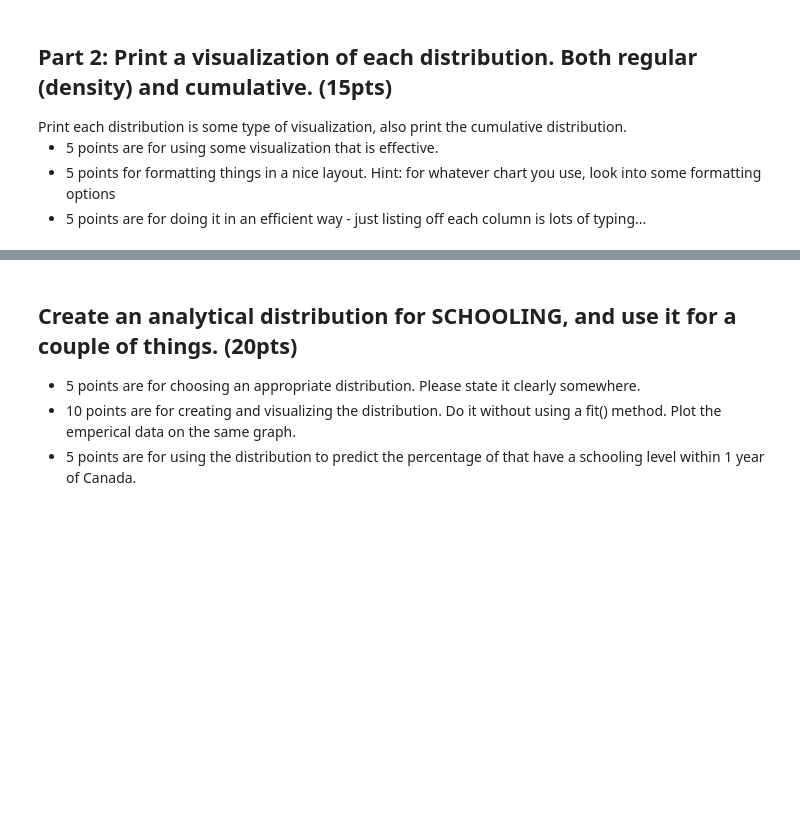
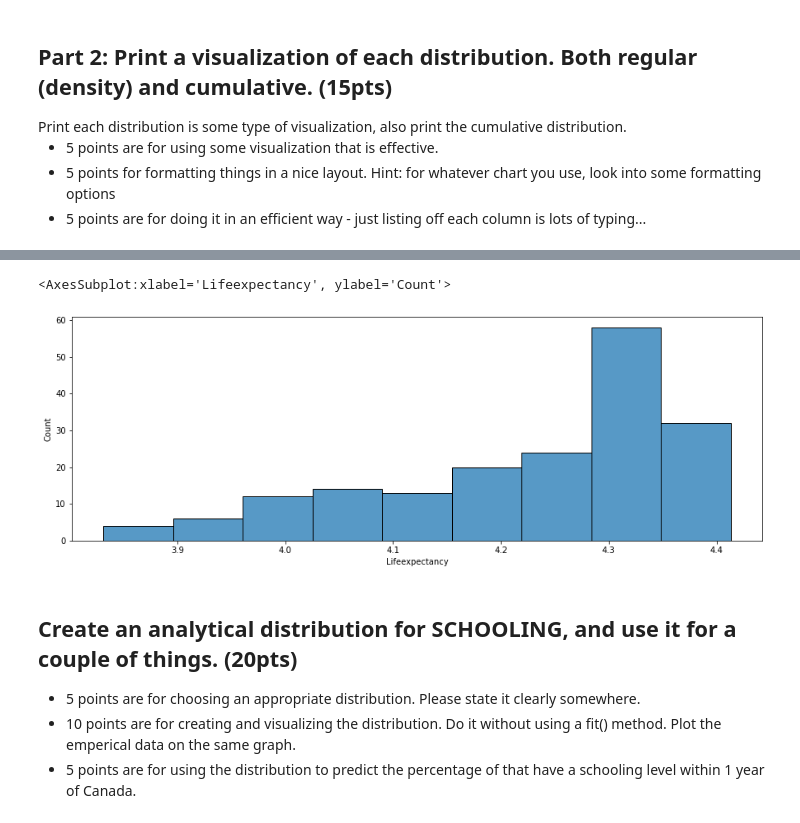
Before and after one commit to jamarabe/3450_Asn2_Students, a Jupyter notebook: asn2Workbook.ipynb, the cells around one changed output, grey strips where cells are left out. Saved outputs shown, nothing was run; the diff lists cells and outputs as text; code cells hidden in the pictures; blank space fills up the shorter version.

```diff
--- a/asn2Workbook.ipynb
+++ b/asn2Workbook.ipynb
@@ -67,3 +147,9 @@ Print each distribution is some type of visualization, also print the cumulative
+# %%
+log_LfEx = np.log(dfLE["Lifeexpectancy"])
+sns.histplot(data = dfLE, x = log_LfEx)
+# %% [output]
+<AxesSubplot:xlabel='Lifeexpectancy', ylabel='Count'>
+[figure, added]
 # %% [markdown]
 <h2>Create an analytical distribution for SCHOOLING, and use it for a couple of things. (20pts)</h2>
 <ul>
```
Also changed, not shown: parts of 43 cells of this notebook.
